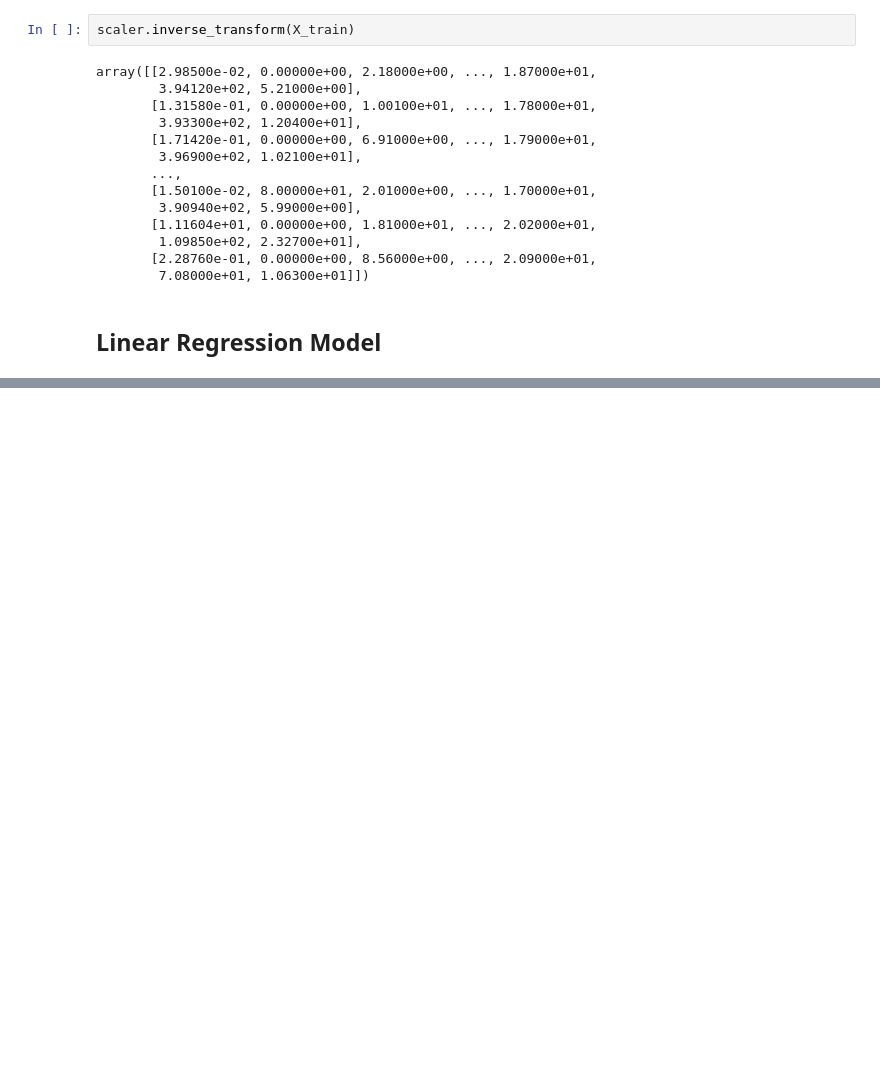
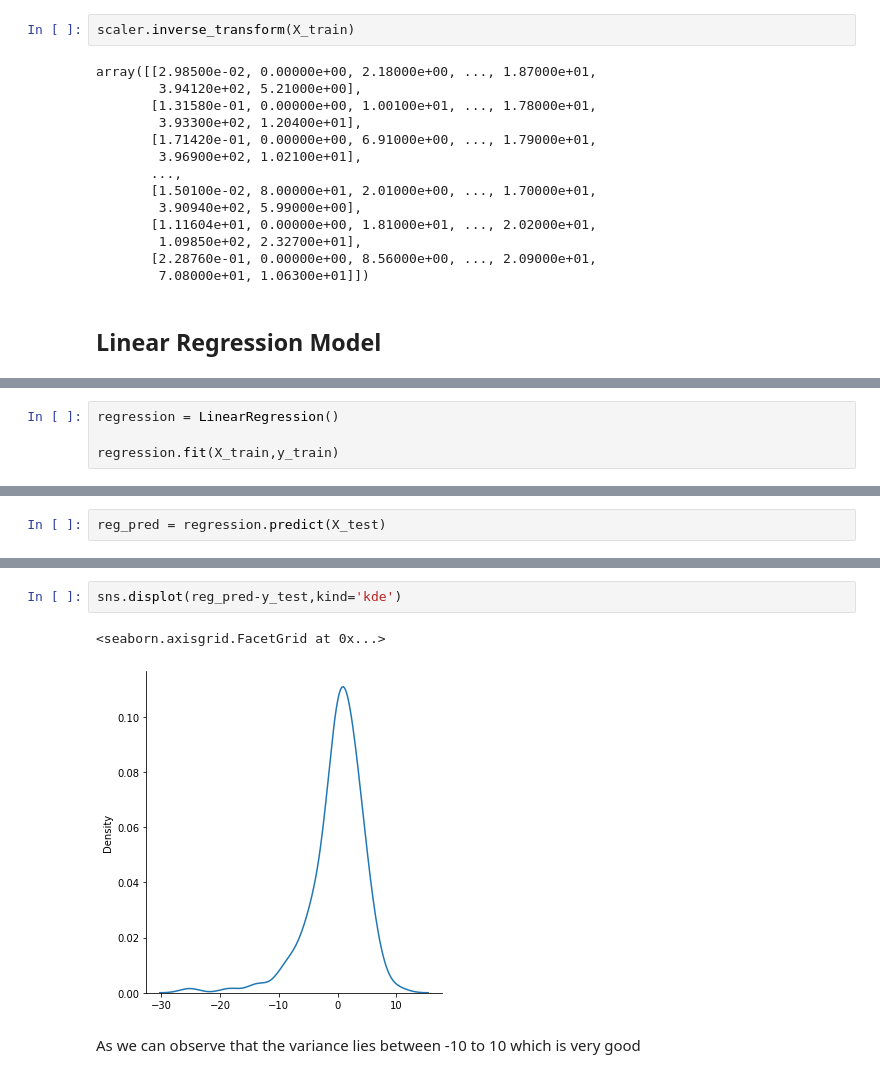
Before and after one commit to rohan-singh987/DataScience, a Jupyter notebook: 3 logisticRegression/bostonHousePricing.ipynb, the cells around one changed output, grey strips where cells are left out. Drawn from its saved outputs; the diff is of its cells as text; blank space fills up the shorter version.

Commit message:
regression model and prediction
Signed-off-by: Rohan Singh <rohannsingh98765@gmail.com>

```diff
--- a/3 logisticRegression/bostonHousePricing.ipynb
+++ b/3 logisticRegression/bostonHousePricing.ipynb
@@ -172,0 +180,4 @@ array([[2.98500e-02, 0.00000e+00, 2.18000e+00, ..., 1.87000e+01,
+# %%
+regression = LinearRegression()
+
+regression.fit(X_train,y_train)
@@ -172,0 +200,2 @@ array([[2.98500e-02, 0.00000e+00, 2.18000e+00, ..., 1.87000e+01,
+# %%
+reg_pred = regression.predict(X_test)
@@ -172,0 +222,7 @@ array([[2.98500e-02, 0.00000e+00, 2.18000e+00, ..., 1.87000e+01,
+# %%
+sns.displot(reg_pred-y_test,kind='kde')
+# %% [output]
+<seaborn.axisgrid.FacetGrid at 0x...>
+[figure, added]
+# %% [markdown]
+As we can observe that the variance lies between -10 to 10 which is very good
```
Also changed, not shown: parts of 9 cells of this notebook.
